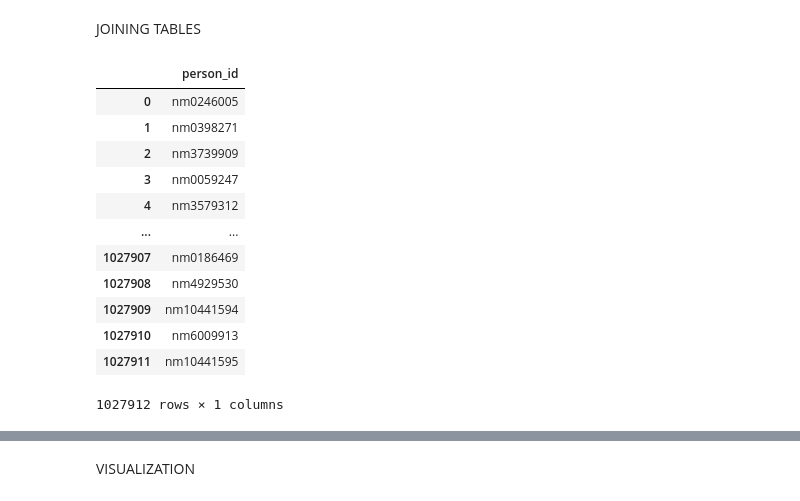
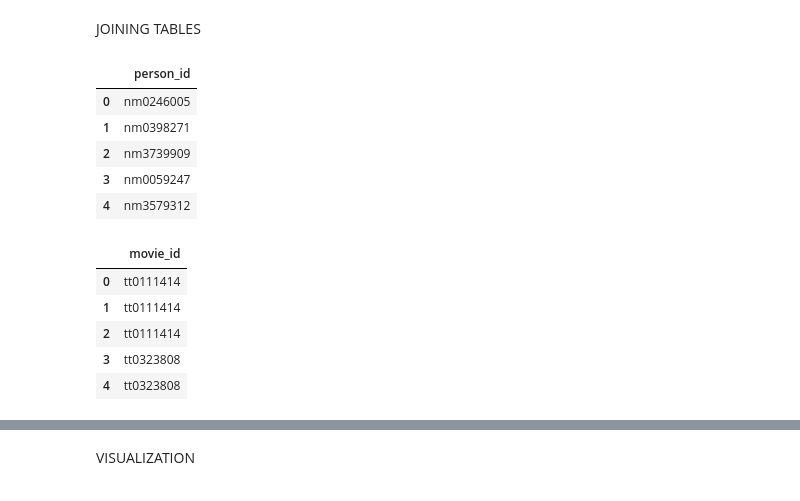
Before and after one commit to PatienceAnono/IMDB-Movie-Data-Analysis, a Jupyter notebook: student.ipynb, the cells around one changed output, grey strips where cells are left out. Saved outputs shown, nothing was run; the diff lists cells and outputs as text; code cells hidden in the pictures.

```diff
--- a/student.ipynb
+++ b/student.ipynb
@@ -537,24 +499,34 @@ JOINING TABLES
 # %%
 q = """
 SELECT person_id
 FROM principals
 JOIN persons
     USING(person_id)
 ;
 """
 df = pd.read_sql(q, conn)
-df
+df.head()
 # %% [output]
 |  | person_id |
 | 0 | nm0246005 |
 | 1 | nm0398271 |
 | 2 | nm3739909 |
 | 3 | nm0059247 |
 | 4 | nm3579312 |
-| ... | ... |
-| 1027907 | nm0186469 |
-| 1027908 | nm4929530 |
-| 1027909 | nm10441594 |
-| 1027910 | nm6009913 |
-| 1027911 | nm10441595 |
-1027912 rows × 1 columns
+# %%
+x = """
+SELECT movie_id
+FROM principals
+JOIN movie_basics
+    USING(movie_id)
+;
+"""
+df1 = pd.read_sql(x, conn)
+df1.head()
+# %% [output]
+|  | movie_id |
+| 0 | tt0111414 |
+| 1 | tt0111414 |
+| 2 | tt0111414 |
+| 3 | tt0323808 |
+| 4 | tt0323808 |
```
Also changed, not shown: parts of 12 cells of this notebook.
